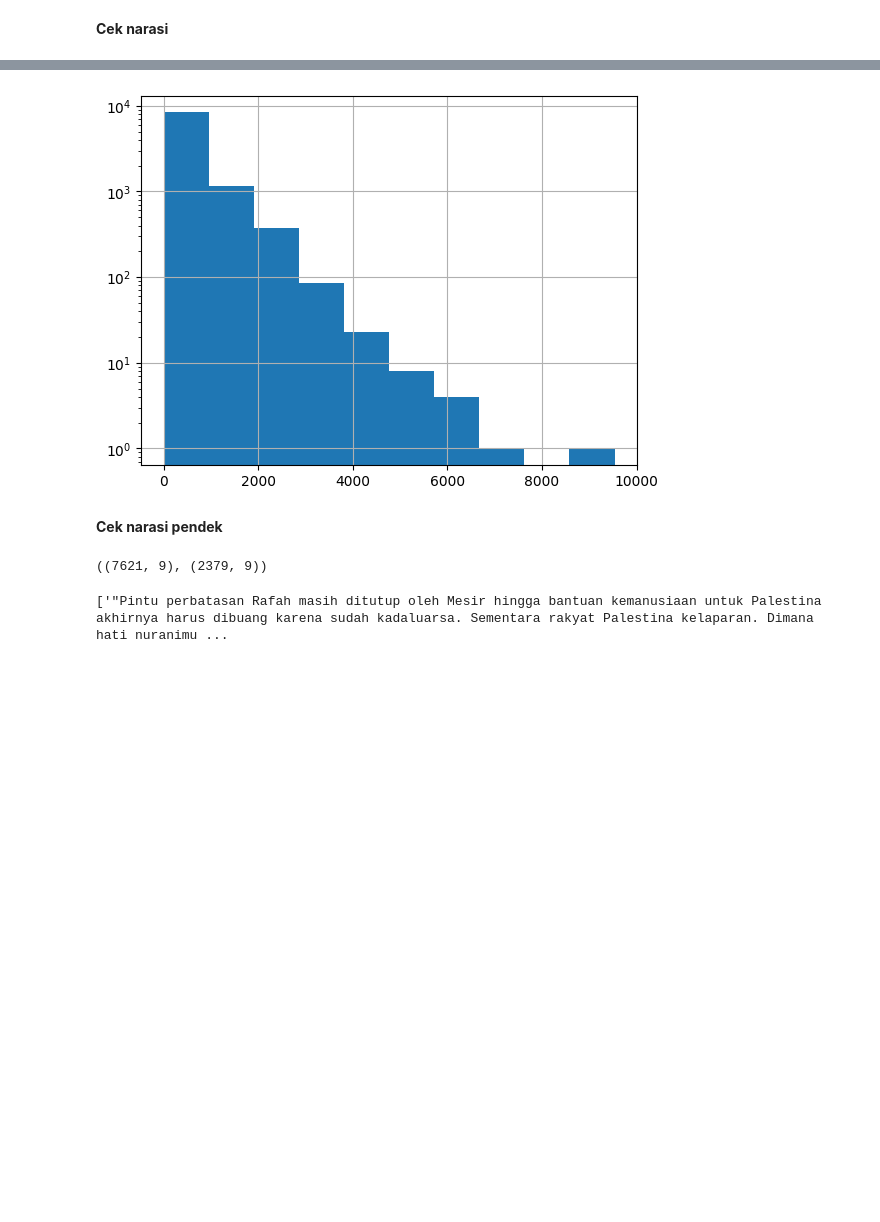
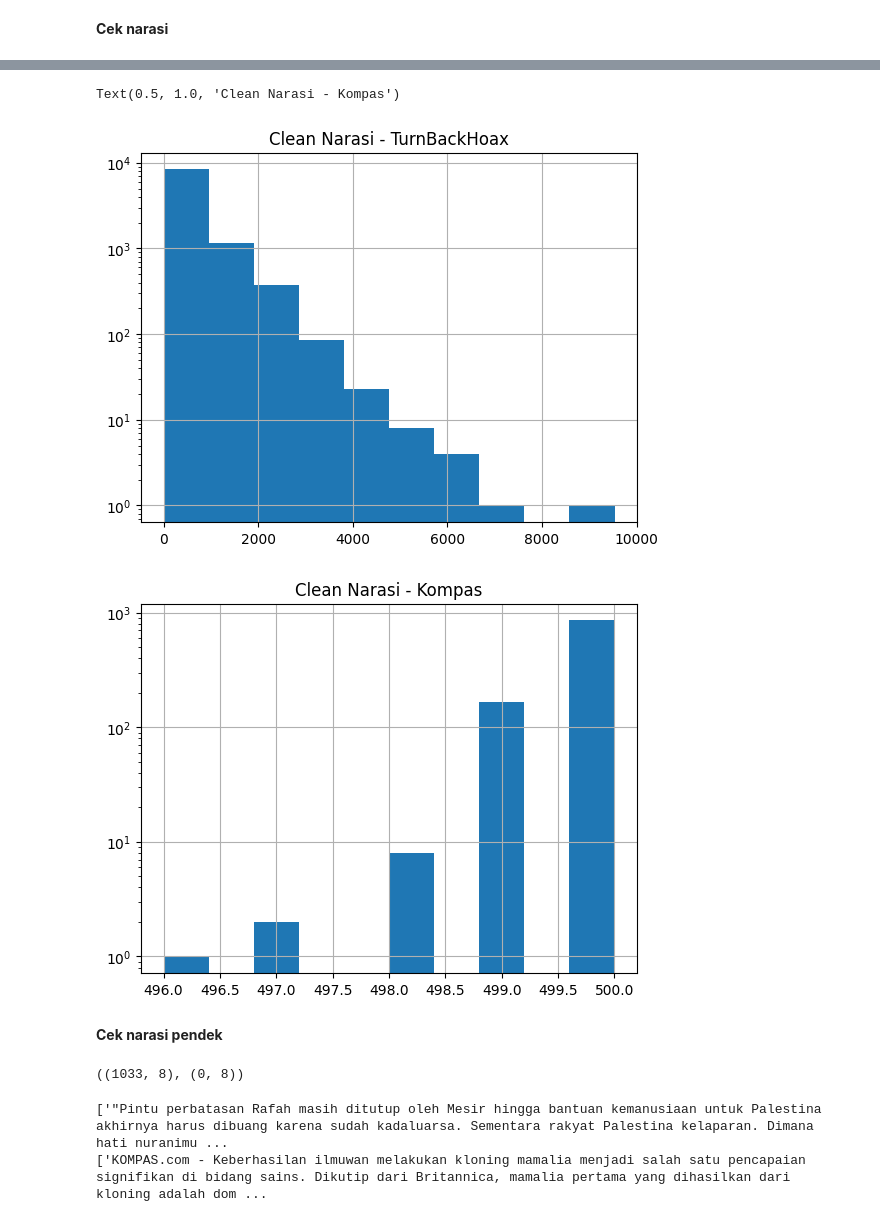
Before and after one commit to fallahibagaskara/news-dataset-cleanup, a Jupyter notebook: News_Dataset_Cleanup.ipynb, the cells around one changed output, grey strips where cells are left out. Cells and saved outputs as stored; diff of their text form; code cells hidden in the pictures; blank space fills up the shorter version.

```diff
--- a/News_Dataset_Cleanup.ipynb
+++ b/News_Dataset_Cleanup.ipynb
@@ -154,6 +205,10 @@ def clean_narasi(text):
     # remove whitespace in start and end
     text = text.strip()
     return text
-df['Clean Narasi'] = df['Narasi'].map(lambda x: clean_narasi(x))
-df.head(5)
+
+turnbackhoax_df['Clean Narasi'] = turnbackhoax_df['Narasi'].apply(clean_narasi)
+turnbackhoax_df.head(5)
+
+kompas_df['Clean Narasi'] = kompas_df['Narasi'].apply(clean_narasi)
+kompas_df.head(5)
 # %% [output]
@@ -166,17 +221,35 @@ df.head(5)
-# %%
-df['Clean Narasi'].str.len().hist().set_yscale('log')
-# %% [output]
-[figure, removed]
+# %%
+# Histogram clean Narasi - TurnBackHoax
+plt.figure()
+turnbackhoax_df['Clean Narasi'].str.len().hist()
+plt.yscale('log')
+plt.title('Clean Narasi - TurnBackHoax')
+
+# Histogram clean Narasi - Kompas
+plt.figure()
+kompas_df['Clean Narasi'].str.len().hist()
+plt.yscale('log')
+plt.title('Clean Narasi - Kompas')
+# %% [output]
+Text(0.5, 1.0, 'Clean Narasi - Kompas')
+[figure, added]
+[figure, added]
 # %% [markdown]
 **Cek narasi pendek**
-# %%
-df_short_narasi = df[df['Clean Narasi'].str.len() <= 10]
-df_good_narasi = df[df['Clean Narasi'].str.len() > 10]
-df_good_narasi.shape, df_short_narasi.shape
-# %% [output]
-((7621, 9), (2379, 9))
+# %%
+turnbackhoax_df_short_narasi = turnbackhoax_df[turnbackhoax_df['Clean Narasi'].str.len() <= 10]
+turnbackhoax_df_good_narasi = turnbackhoax_df[turnbackhoax_df['Clean Narasi'].str.len() > 10]
+turnbackhoax_df_good_narasi.shape, turnbackhoax_df_short_narasi.shape
+
+kompas_df_short_narasi = kompas_df[kompas_df['Clean Narasi'].str.len() <= 10]
+kompas_df_good_narasi = kompas_df[kompas_df['Clean Narasi'].str.len() > 10]
+kompas_df_good_narasi.shape, kompas_df_short_narasi.shape
+# %% [output]
+((1033, 8), (0, 8))
 # %%
-print(df_good_narasi.sample(1, random_state=1)[['Clean Narasi']].values[0])
+print(turnbackhoax_df_good_narasi.sample(1, random_state=1)[['Clean Narasi']].values[0])
+print(kompas_df_good_narasi.sample(1, random_state=1)[['Clean Narasi']].values[0])
 # %% [output]
 ['"Pintu perbatasan Rafah masih ditutup oleh Mesir hingga bantuan kemanusiaan untuk Palestina akhirnya harus dibuang karena sudah kadaluarsa. Sementara rakyat Palestina kelaparan. Dimana hati nuranimu ...
+['KOMPAS.com - Keberhasilan ilmuwan melakukan kloning mamalia menjadi salah satu pencapaian signifikan di bidang sains. Dikutip dari Britannica, mamalia pertama yang dihasilkan dari kloning adalah dom ...
 # %% [markdown]
```
Also changed, not shown: parts of 26 cells of this notebook.
